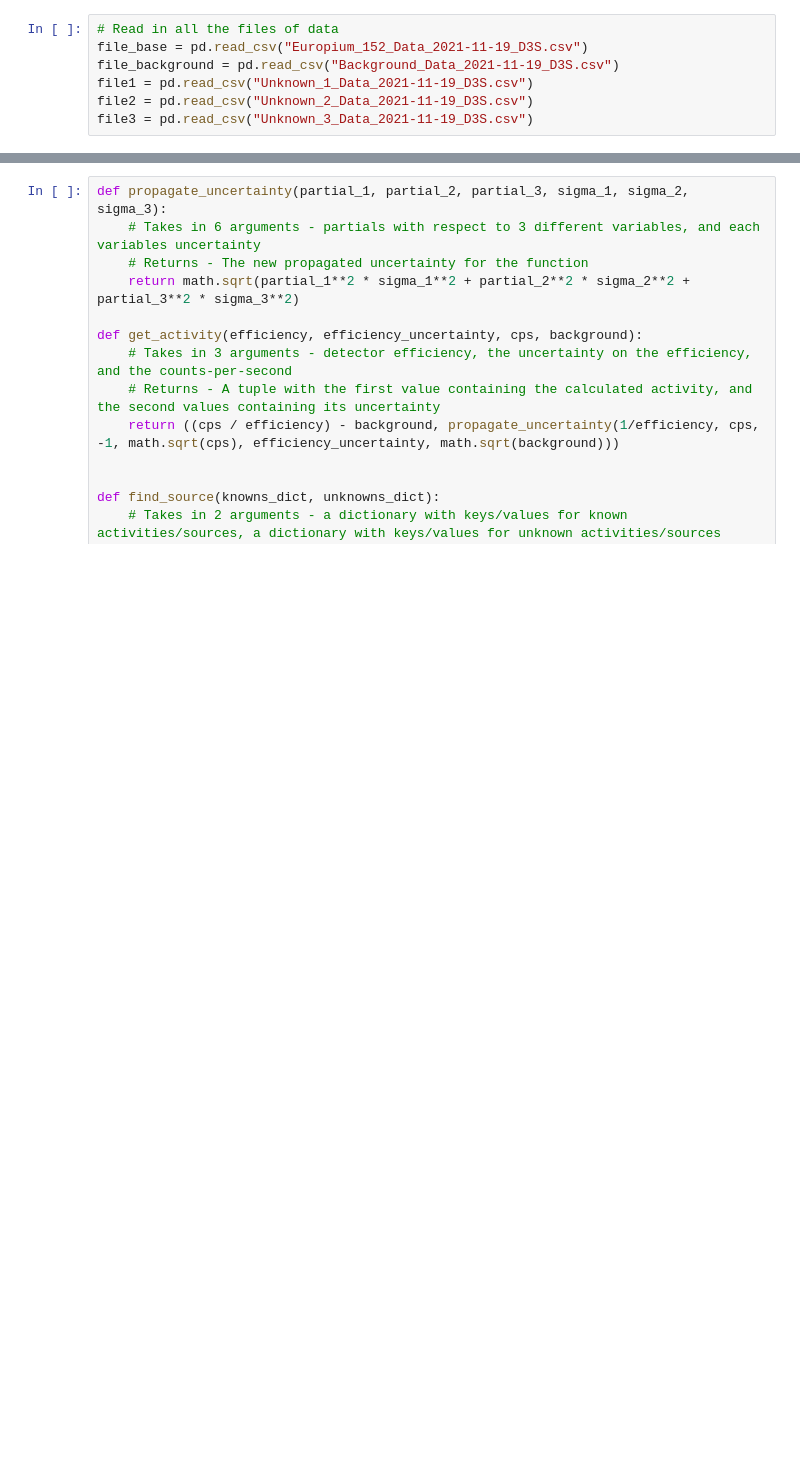
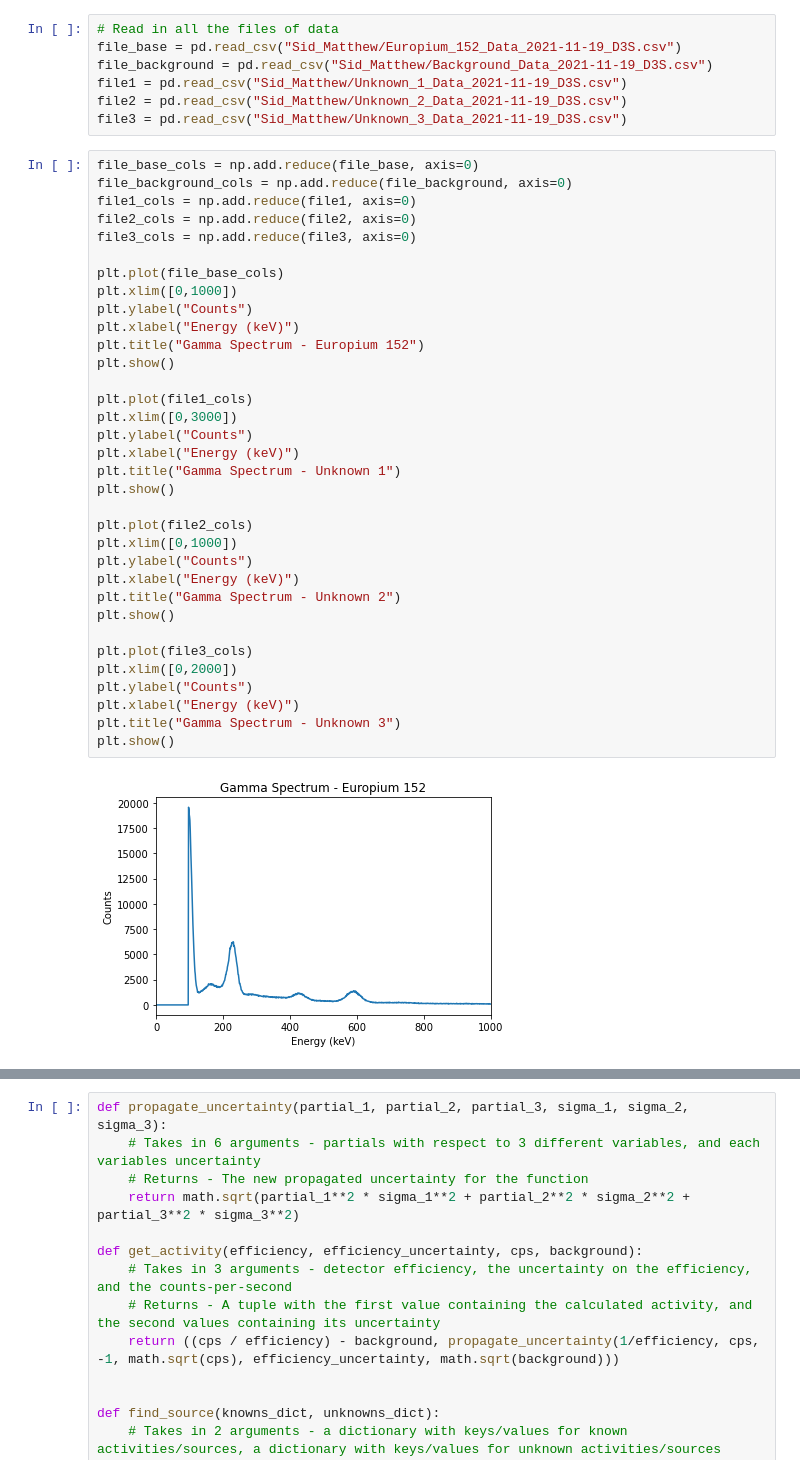
Before and after one commit to saltnpeppa/E11-Labwork, a Jupyter notebook: Final Project/Data_Analysis_Final.ipynb, the cells around one changed output, grey strips where cells are left out. Saved outputs shown, nothing was run; the diff lists cells and outputs as text; blank space fills up the shorter version.

```diff
--- a/Final Project/Data_Analysis_Final.ipynb
+++ b/Final Project/Data_Analysis_Final.ipynb
@@ -5,7 +16,43 @@ import math
 # %%
 # Read in all the files of data
-file_base = pd.read_csv("Europium_152_Data_2021-11-19_D3S.csv")
-file_background = pd.read_csv("Background_Data_2021-11-19_D3S.csv")
-file1 = pd.read_csv("Unknown_1_Data_2021-11-19_D3S.csv")
-file2 = pd.read_csv("Unknown_2_Data_2021-11-19_D3S.csv")
-file3 = pd.read_csv("Unknown_3_Data_2021-11-19_D3S.csv")
+file_base = pd.read_csv("Sid_Matthew/Europium_152_Data_2021-11-19_D3S.csv")
+file_background = pd.read_csv("Sid_Matthew/Background_Data_2021-11-19_D3S.csv")
+file1 = pd.read_csv("Sid_Matthew/Unknown_1_Data_2021-11-19_D3S.csv")
+file2 = pd.read_csv("Sid_Matthew/Unknown_2_Data_2021-11-19_D3S.csv")
+file3 = pd.read_csv("Sid_Matthew/Unknown_3_Data_2021-11-19_D3S.csv")
+# %%
+file_base_cols = np.add.reduce(file_base, axis=0)
+file_background_cols = np.add.reduce(file_background, axis=0)
+file1_cols = np.add.reduce(file1, axis=0)
+file2_cols = np.add.reduce(file2, axis=0)
+file3_cols = np.add.reduce(file3, axis=0)
+
+plt.plot(file_base_cols)
+plt.xlim([0,1000])
+plt.ylabel("Counts")
+plt.xlabel("Energy (keV)")
+plt.title("Gamma Spectrum - Europium 152")
+plt.show()
+
+plt.plot(file1_cols)
+plt.xlim([0,3000])
+plt.ylabel("Counts")
+plt.xlabel("Energy (keV)")
+plt.title("Gamma Spectrum - Unknown 1")
+plt.show()
+
+plt.plot(file2_cols)
+plt.xlim([0,1000])
+plt.ylabel("Counts")
+plt.xlabel("Energy (keV)")
+plt.title("Gamma Spectrum - Unknown 2")
+plt.show()
+
+plt.plot(file3_cols)
+plt.xlim([0,2000])
+plt.ylabel("Counts")
+plt.xlabel("Energy (keV)")
+plt.title("Gamma Spectrum - Unknown 3")
+plt.show()
+# %% [output]
+[figure, added]
```
Also changed, not shown: parts of 2 cells of this notebook.
